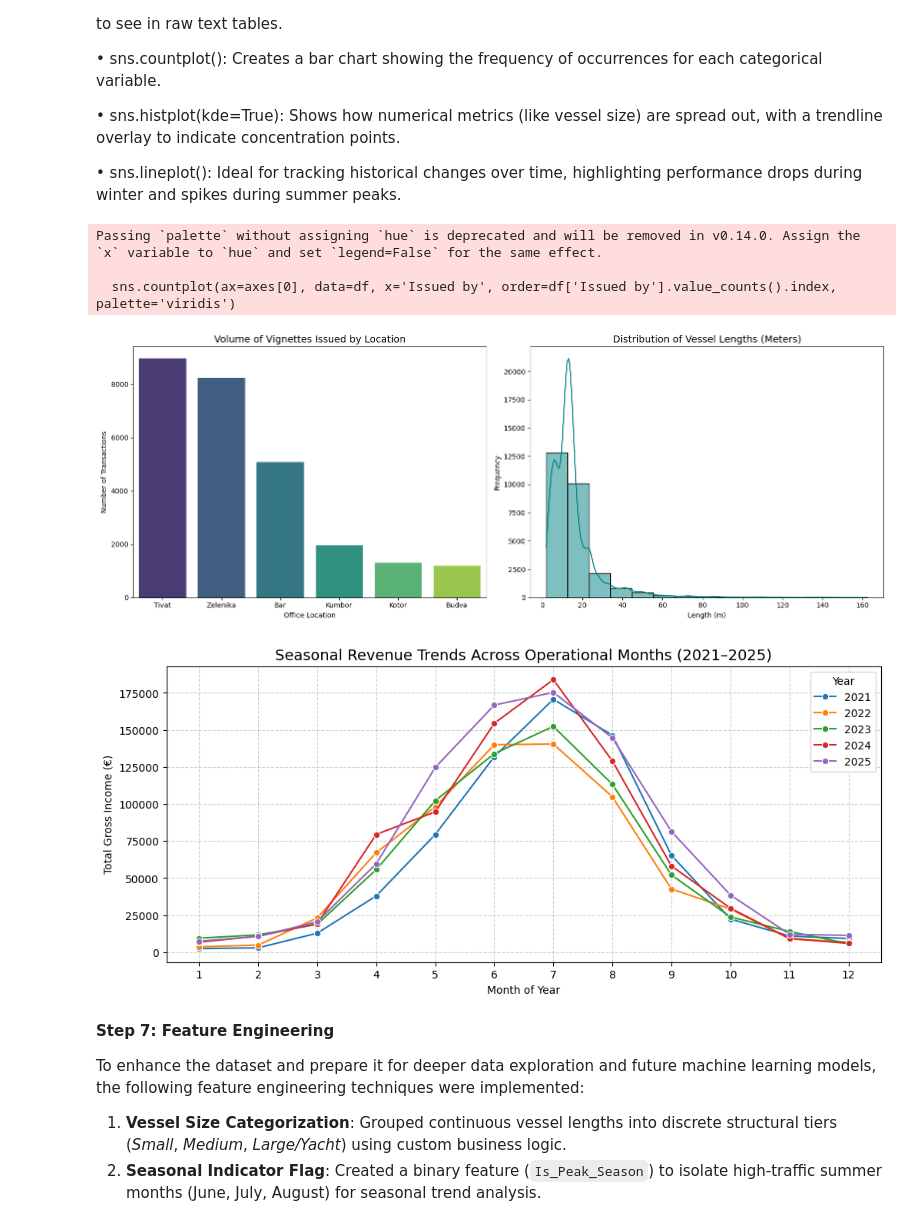
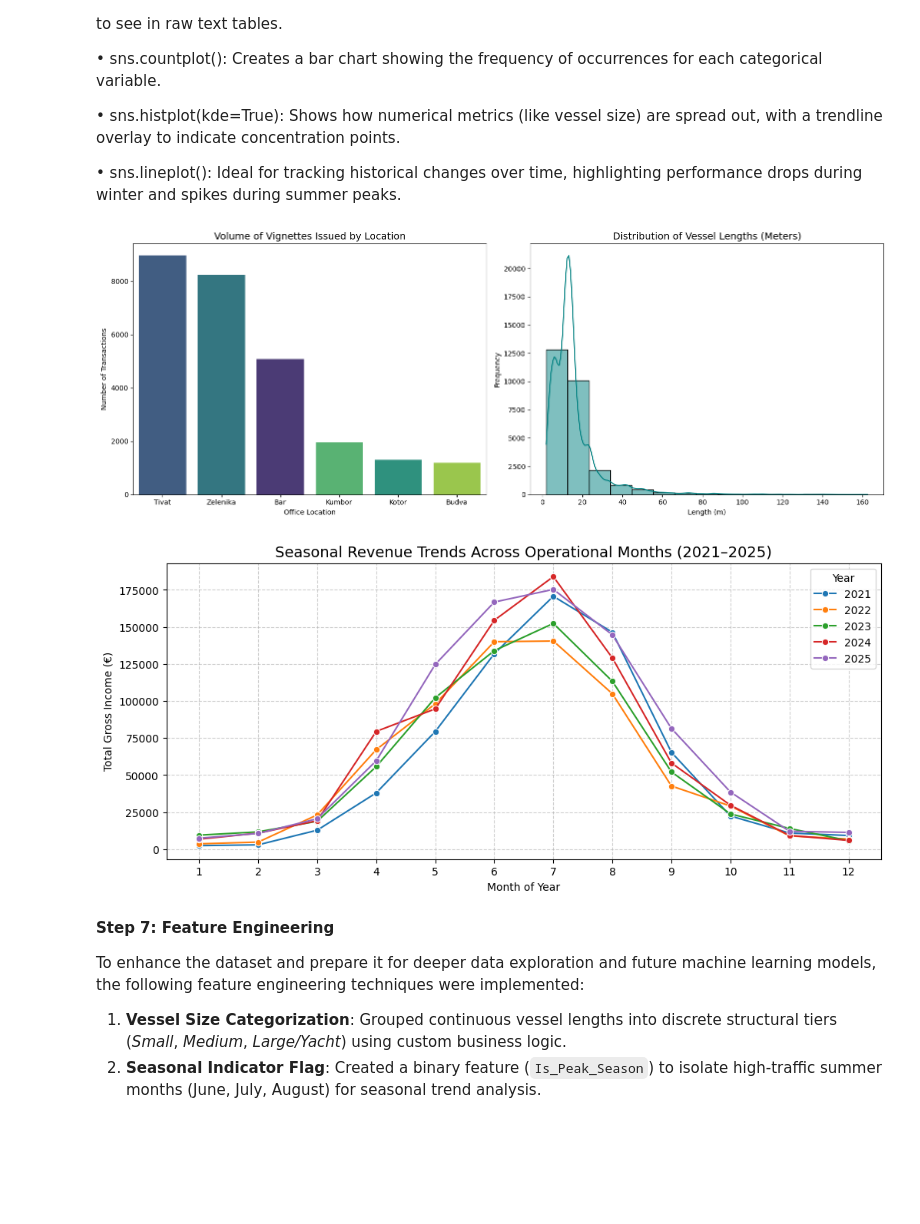
Before and after one commit to CharleyHananiaGA/jelena_dsb_capstone, a Jupyter notebook: JelenaVasic_capstone.ipynb, the cells around one changed output. Saved outputs shown, nothing was run; the diff lists cells and outputs as text; code cells hidden in the pictures; blank space fills up the shorter version.

```diff
--- a/JelenaVasic_capstone.ipynb
+++ b/JelenaVasic_capstone.ipynb
@@ -293,38 +293,35 @@ import seaborn as sns
 fig, axes = plt.subplots(1, 2, figsize=(16, 6))
 
 # Plot 1: Volume of Vignettes Issued by Location
-sns.countplot(ax=axes[0], data=df, x='Issued by', order=df['Issued by'].value_counts().index, palette='viridis')
+sns.countplot(ax=axes[0], data=df, x='Issued by', hue='Issued by', order=df['Issued by'].value_counts().index, palette='viridis', legend=False)
 axes[0].set_title('Volume of Vignettes Issued by Location', fontsize=14)
 axes[0].set_xlabel('Office Location')
 axes[0].set_ylabel('Number of Transactions')
 
 # Plot 2: Distribution of Vessel Lengths
 sns.histplot(ax=axes[1], data=df, x='Length of the vessel', bins=15, kde=True, color='teal')
 axes[1].set_title('Distribution of Vessel Lengths (Meters)', fontsize=14)
 axes[1].set_xlabel('Length (m)')
 axes[1].set_ylabel('Frequency')
 
 plt.tight_layout()
 plt.show()
 
 # Plot 3: Seasonal Revenue Trends Across Years (Filtered to exclude incomplete 2026 data)
 df_filtered = df[df['Year'] < 2026]  # Ovdje filtriramo samo završene godine
 monthly_trend = df_filtered.groupby(['Year', 'Month'])['Total price €'].sum().reset_index()
 
 plt.figure(figsize=(12, 5))
 sns.lineplot(data=monthly_trend, x='Month', y='Total price €', hue='Year', marker='o', palette='tab10')
 plt.title('Seasonal Revenue Trends Across Operational Months (2021–2025)', fontsize=14)
 plt.xlabel('Month of Year')
 plt.ylabel('Total Gross Income (€)')
 plt.xticks(range(1, 13))
 plt.legend(title='Year')
 plt.grid(True, linestyle='--', alpha=0.6)
 plt.show()
 # %% [output]
-Passing `palette` without assigning `hue` is deprecated and will be removed in v0.14.0. Assign the `x` variable to `hue` and set `legend=False` for the same effect.
-
-  sns.countplot(ax=axes[0], data=df, x='Issued by', order=df['Issued by'].value_counts().index, palette='viridis')
-[figure, old version]
+[figure, new version]
 [figure]
 # %% [markdown]
 **Step 7: Feature Engineering**
```
Also changed, not shown: parts of 1 cell of this notebook.
